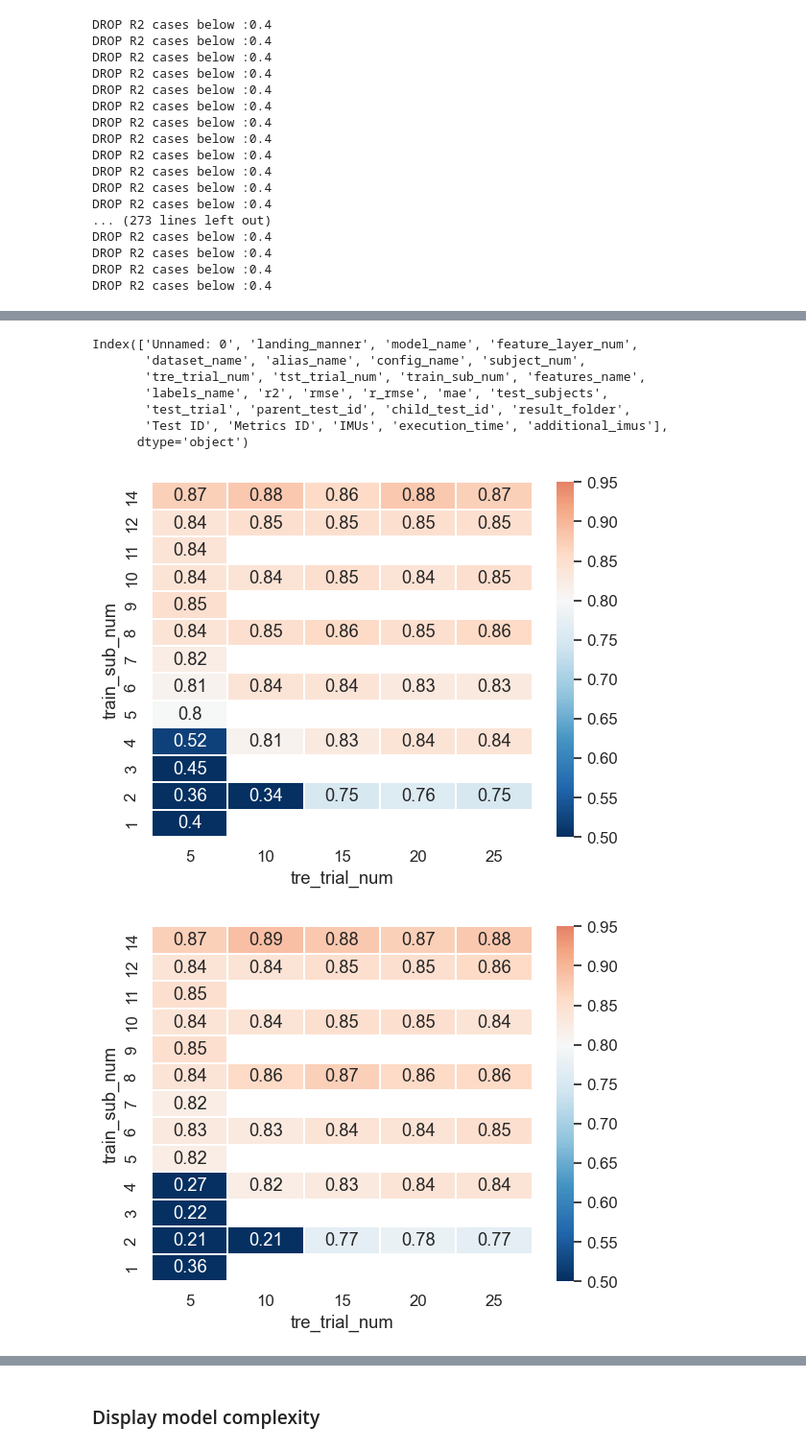
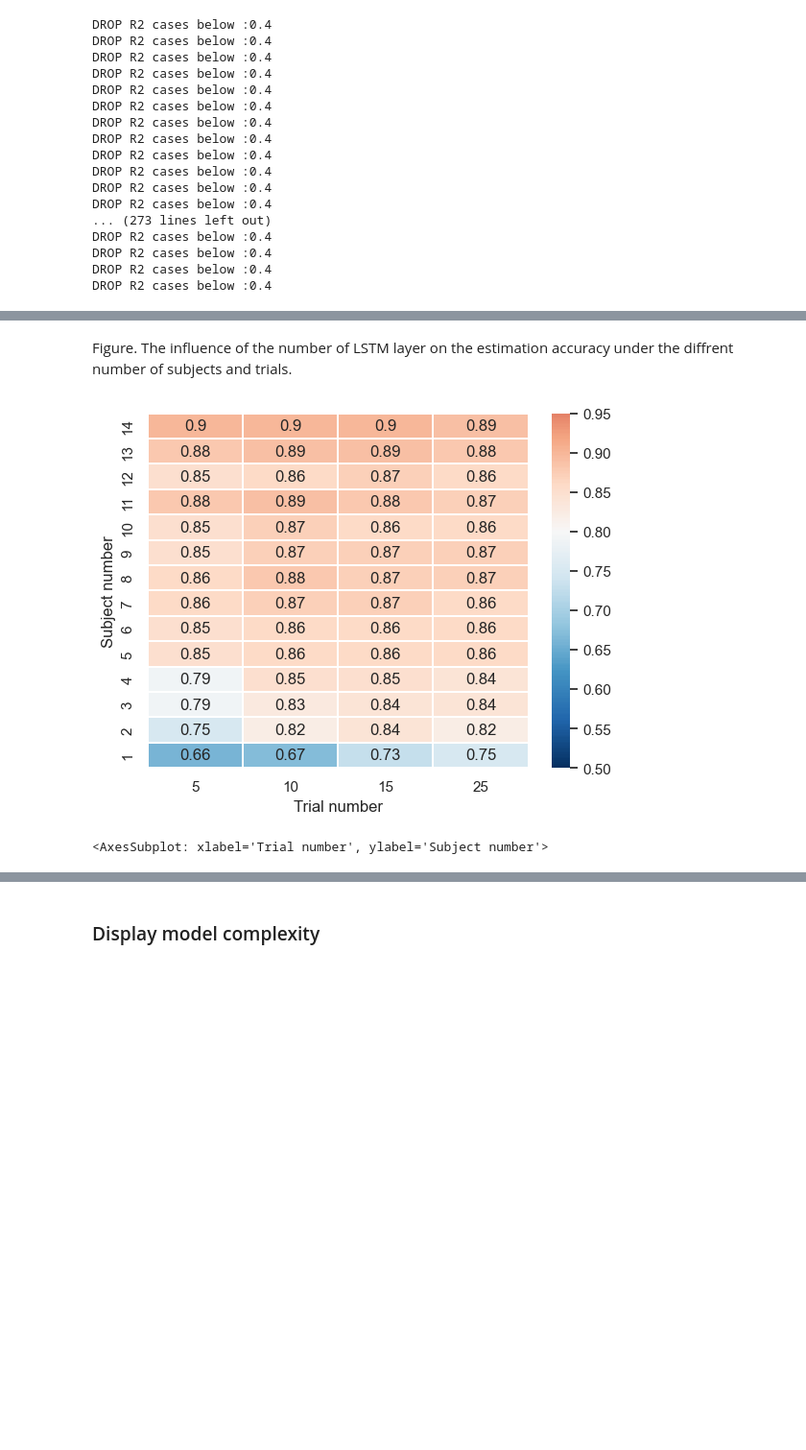
Before and after one commit to sunzhon/transfer_learning_for_droplanding, a Jupyter notebook: jupyter-lab/P6_figure_results_v2.ipynb, the cells around one changed output, grey strips where cells are left out. Shown at 96% size. Drawn from its saved outputs; the diff is of its cells as text; code cells hidden in the pictures; blank space fills up the shorter version.

```diff
--- a/jupyter-lab/P6_figure_results_v2.ipynb
+++ b/jupyter-lab/P6_figure_results_v2.ipynb
@@ -112,36 +305,41 @@ plt.show()
+# %% [markdown]
+Figure. The influence of the number of LSTM layer on the estimation accuracy under the diffrent number of subjects and trials.
 # %%
-def plot_heatmap(metrics,varx='subject_num',vary='trial_num', value='r2', filters={}):
+# plot the heatmap
+def plot_heatmap(metrics,varx='subject_num',vary='trial_num', value='r2', filters={},rename_dict={},figpath="./"):
     if(isinstance(metrics,list)): # the input metrics is a folder list of metrics
         filters={'drop_value':0.0,'sort_variable':'r2'}
         metrics = parse_list_investigation_metrics(metrics,**filters)
+
+    # rename column name:
+    if(rename_dict not in [{},None]):
+        metrics = metrics.rename(columns=rename_dict)
+    #metrics['LSTM layer number']= metrics['LSTM layer number'].astype(int)
+
     if filters!={}:
         metrics = filter_metrics(metrics,**filters)
 
     #metrics[varx].replace({idx:idx-4 for idx in range(5,len(combination_investigation_results)+1)},inplace=True)
     data = metrics[[vary,varx,value]].groupby([varx,vary]).median().round(2).reset_index().pivot(varx,vary)[value]
-    ax = sns.heatmap(data, vmin=0.5, vmax=0.95,cmap="RdBu_r",center=0.8,annot=True,linewidths=0.3).invert_yaxis()
-    plt.ylabel(varx)
-    plt.xlabel(vary)
+    g = sns.heatmap(data, vmin=0.5, vmax=0.95,cmap="RdBu_r",center=0.8,annot=True,linewidths=0.3)
+    g.invert_yaxis()
+    #g.set_ylabel(ylabel)
+    #g.set_xlabel(xlabel)
     save_format='svg'
     if(isinstance(metrics,list)):
-        save_folder=os.path.dirname(metrics[0])
-        save_figure(save_folder,fig_format=save_format)
-    else:
-        plt.show()
+        save_folder = os.path.dirname(metrics[0])
+    else:# metrics is a data array
+        save_folder = figpath
+    save_figure(save_folder,fig_format=save_format)
+    return g
 
-print(raw_metrics.columns)
-plot_heatmap(raw_metrics,varx='train_sub_num',vary='tre_trial_num',filters={'feature_layer_num':[1]})
-plot_heatmap(raw_metrics,varx='train_sub_num',vary='tre_trial_num',filters={'feature_layer_num':[2]})
-plot_heatmap(raw_metrics,varx='train_sub_num',vary='tre_trial_num',filters={'feature_layer_num':[3]})
-plot_heatmap(raw_metrics,varx='train_sub_num',vary='tre_trial_num',filters={'feature_layer_num':[4]})
-plot_heatmap(raw_metrics,varx='train_sub_num',vary='tre_trial_num',filters={'feature_layer_num':[5]})
+rename_dict = {'train_sub_num':'Subject number', 'tre_trial_num':'Trial number','feature_layer_num':'LSTM layer number'}
+filters={'LSTM layer number':[4], 'Trial number':[5, 10, 15, 25]}
+plot_heatmap(raw_metrics,varx='Subject number',vary='Trial number',filters=filters,rename_dict=rename_dict)
+#plot_heatmap(raw_metrics,varx='train_sub_num',vary='tre_trial_num',filters={'feature_layer_num':[2]})
+#plot_heatmap(raw_metrics,varx='train_sub_num',vary='tre_trial_num',filters={'feature_layer_num':[3]})
+#plot_heatmap(raw_metrics,varx='train_sub_num',vary='tre_trial_num',filters={'feature_layer_num':[4]})
+#plot_heatmap(raw_metrics,varx='train_sub_num',vary='tre_trial_num',filters={'feature_layer_num':[5]})
 # %% [output]
+[figure, new version]
-Index(['Unnamed: 0', 'landing_manner', 'model_name', 'feature_layer_num',
-       'dataset_name', 'alias_name', 'config_name', 'subject_num',
-       'tre_trial_num', 'tst_trial_num', 'train_sub_num', 'features_name',
-       'labels_name', 'r2', 'rmse', 'r_rmse', 'mae', 'test_subjects',
-       'test_trial', 'parent_test_id', 'child_test_id', 'result_folder',
-       'Test ID', 'Metrics ID', 'IMUs', 'execution_time', 'additional_imus'],
-      dtype='object')
+<AxesSubplot: xlabel='Trial number', ylabel='Subject number'>
-[figure, old version]
-[figure, removed]
```
Also changed, not shown: parts of 18 cells of this notebook, 6 other files.
